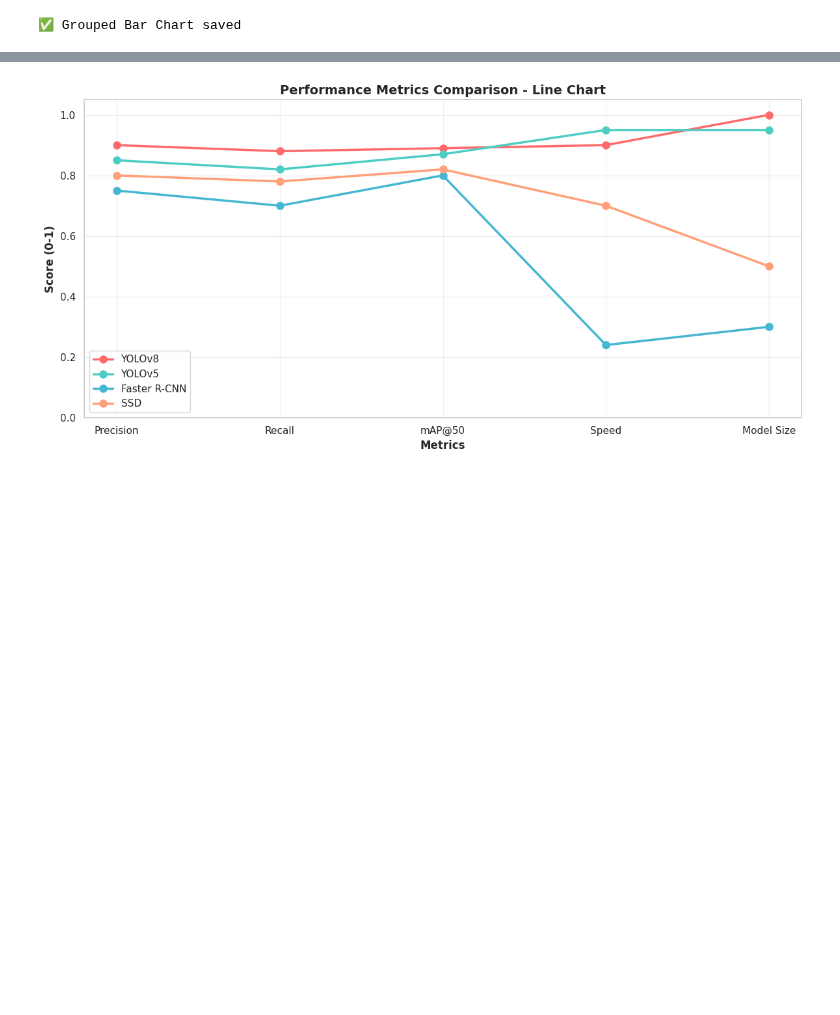
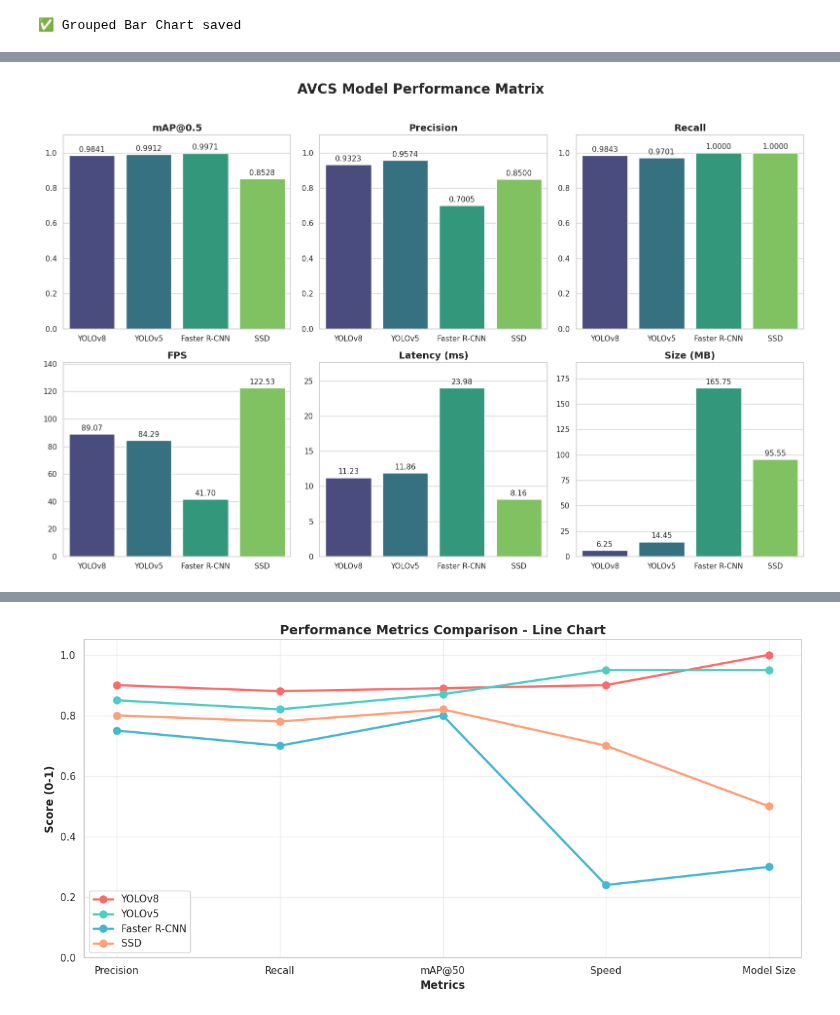
Before and after one commit to mathew-seby/avcs, a Jupyter notebook: avcs.ipynb, the cells around one changed output, grey strips where cells are left out. Drawn from its saved outputs; the diff is of its cells as text; code cells hidden in the pictures; blank space fills up the shorter version.

Commit message:
Updated Graphs

```diff
--- a/avcs.ipynb
+++ b/avcs.ipynb
@@ -1239,3 +1239,69 @@ print("✅ Grouped Bar Chart saved")
 # %% [output]
 [figure]
 ✅ Grouped Bar Chart saved
+# %%
+import matplotlib.pyplot as plt
+import pandas as pd
+import seaborn as sns
+
+# 1. Load your exact tabular data
+data = {
+    'Model': ['YOLOv8', 'YOLOv5', 'Faster R-CNN', 'SSD'],
+    'mAP@0.5': [0.9841, 0.9912, 0.9971, 0.8528],
+    'Precision': [0.9323, 0.9574, 0.7005, 0.8500],
+    'Recall': [0.9843, 0.9701, 1.0000, 1.0000],
+    'FPS': [89.07, 84.29, 41.70, 122.53],
+    'Latency (ms)': [11.23, 11.86, 23.98, 8.16],
+    'Size (MB)': [6.25, 14.45, 165.75, 95.55]
+}
+df = pd.DataFrame(data)
+
+# Set visual style
+sns.set_theme(style="whitegrid")
+
+# The metrics we want to plot (6 total)
+metrics = ['mAP@0.5', 'Precision', 'Recall', 'FPS', 'Latency (ms)', 'Size (MB)']
+
+# 2. Create a 2x3 grid for the bar charts
+fig, axes = plt.subplots(nrows=2, ncols=3, figsize=(16, 10))
+fig.suptitle('AVCS Model Performance Matrix ', fontsize=20, fontweight='bold', y=1.02)
+
+# Flatten axes for easy iteration
+axes = axes.flatten()
+
+# 3. Loop through each metric and plot it
+for i, metric in enumerate(metrics):
+    ax = axes[i]
+
+    # Create the bar plot
+    bar_plot = sns.barplot(
+        data=df,
+        x='Model',
+        y=metric,
+        ax=ax,
+        palette='viridis' # Uses a clean professional color palette
+    )
+
+    # Add titles and clean up labels
+    ax.set_title(metric, fontsize=14, fontweight='bold')
+    ax.set_xlabel('')
+    ax.set_ylabel('')
+
+    # Add the exact data values on top of the bars
+    for container in bar_plot.containers:
+        # Format decimal places depending on the metric
+        if metric in ['mAP@0.5', 'Precision', 'Recall']:
+            ax.bar_label(container, fmt='%.4f', padding=3, fontsize=11)
+            ax.set_ylim(0, 1.1) # Set ceiling for percentages
+        else:
+            ax.bar_label(container, fmt='%.2f', padding=3, fontsize=11)
+            # Give a little extra headroom so the labels don't clip the top
+            ax.set_ylim(0, df[metric].max() * 1.15)
+
+# Adjust spacing between charts
+plt.tight_layout()
+
+# 4. Save and display
+plt.savefig('performance_matrix_bars.png', dpi=300, bbox_inches='tight')
+plt.show()
+# %% [output]
@@ -1241,0 +1325 @@ print("✅ Grouped Bar Chart saved")
+[figure, added]
```
Also changed, not shown: parts of 3 cells of this notebook.
